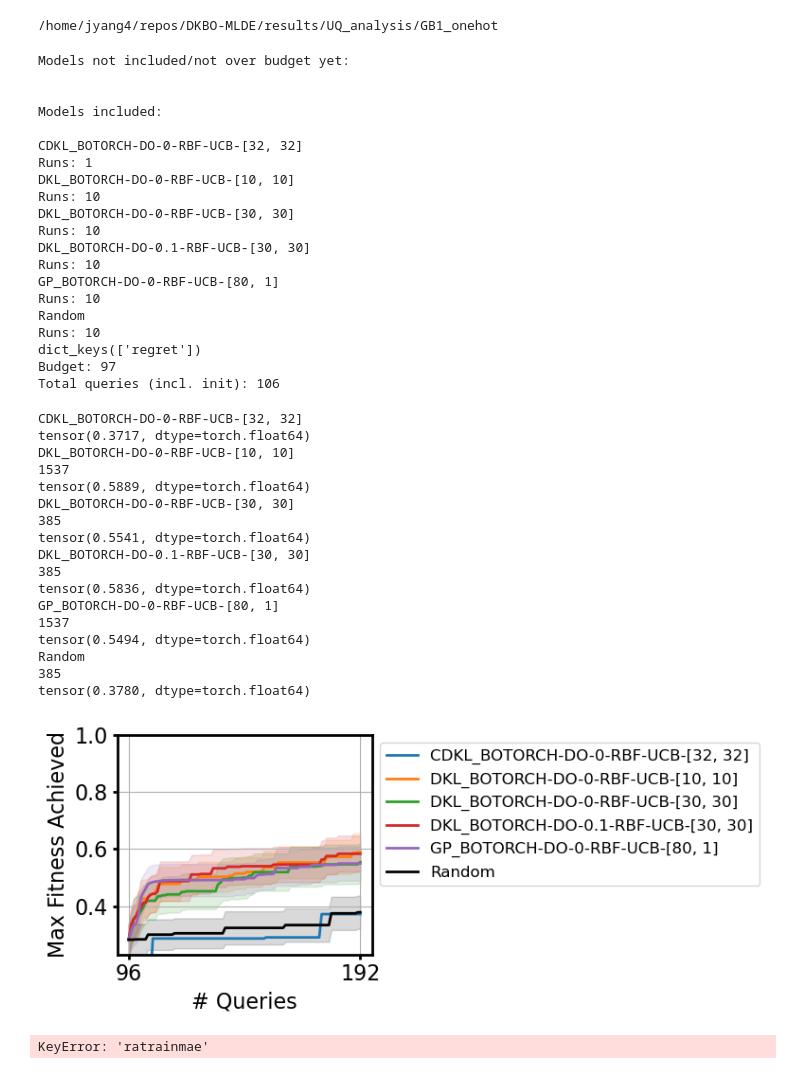
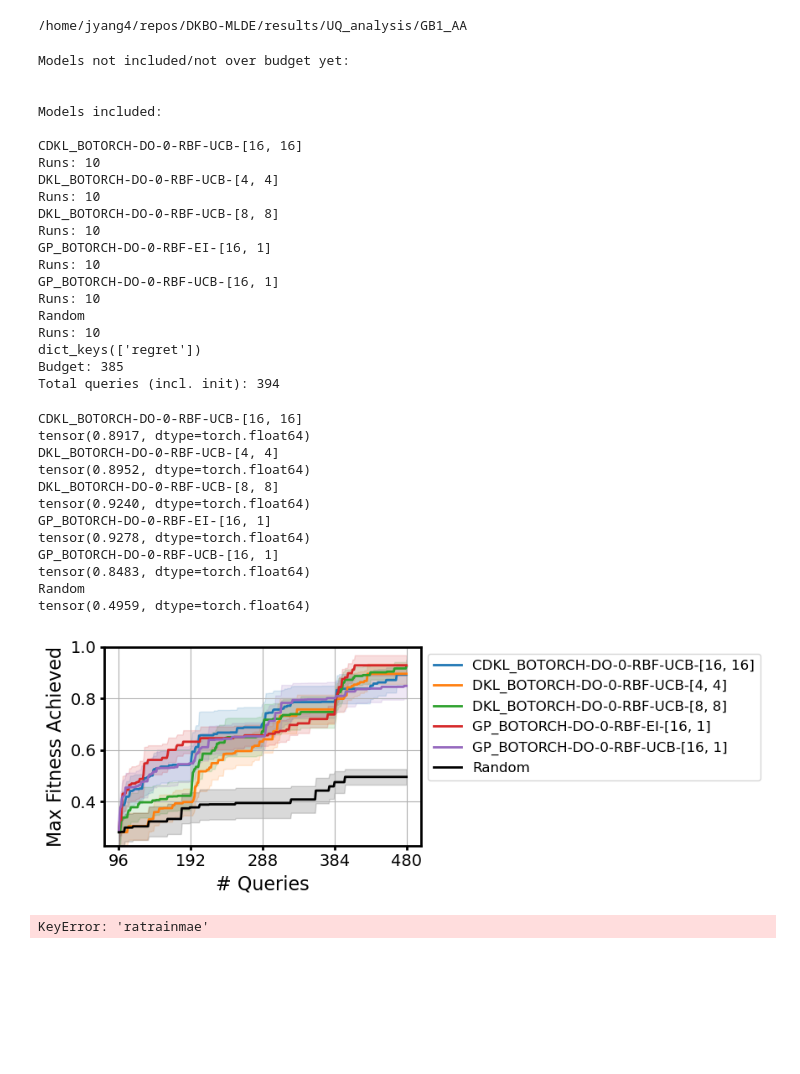
Before and after one commit to jsunn-y/ALDE, a Jupyter notebook: load_and_plot.ipynb, the cells around one changed output. Drawn from its saved outputs; the diff is of its cells as text; code cells hidden in the pictures; blank space fills up the shorter version.

```diff
--- a/load_and_plot.ipynb
+++ b/load_and_plot.ipynb
@@ -34,10 +34,10 @@ from matplotlib import pyplot as plt
 #subdir = '/scratch/ml/jbowden/paper_sandbox/paper2022/DK-BO/botorch/test/results/paper_2022/botorch/comp_botorch_gb1_redo'
 # subdir = '/scratch/ml/jbowden/paper_sandbox/paper2022/DK-BO/botorch/test/results/paper_2022/botorch/combgb1'
 
-subdir = '/home/jyang4/repos/DKBO-MLDE/results/UQ_analysis/GB1_onehot'
+subdir = '/home/jyang4/repos/DKBO-MLDE/results/UQ_analysis/GB1_AA'
 print(subdir)
 # %% [output]
-/home/jyang4/repos/DKBO-MLDE/results/UQ_analysis/GB1_onehot
+/home/jyang4/repos/DKBO-MLDE/results/UQ_analysis/GB1_AA
 # %%
 # for tensor in tensors:
 # #     if 'EGrbf' in tensor or 'TSrbf' in tensor or 'EGlin' in tensor:
@@ -207,21 +207,21 @@ Models not included/not over budget yet:
 
 Models included:
 
-CDKL_BOTORCH-DO-0-RBF-UCB-[32, 32]
-Runs: 1
-DKL_BOTORCH-DO-0-RBF-UCB-[10, 10]
+CDKL_BOTORCH-DO-0-RBF-UCB-[16, 16]
 Runs: 10
-DKL_BOTORCH-DO-0-RBF-UCB-[30, 30]
+DKL_BOTORCH-DO-0-RBF-UCB-[4, 4]
 Runs: 10
-DKL_BOTORCH-DO-0.1-RBF-UCB-[30, 30]
+DKL_BOTORCH-DO-0-RBF-UCB-[8, 8]
 Runs: 10
-GP_BOTORCH-DO-0-RBF-UCB-[80, 1]
+GP_BOTORCH-DO-0-RBF-EI-[16, 1]
+Runs: 10
+GP_BOTORCH-DO-0-RBF-UCB-[16, 1]
 Runs: 10
 Random
 Runs: 10
 dict_keys(['regret'])
-Budget: 97
-Total queries (incl. init): 106
+Budget: 385
+Total queries (incl. init): 394
 # %%
 import matplotlib as mpl
 font = {'size'   : 16}
@@ -234,7 +234,7 @@ mpl.rcParams['ytick.major.width'] = 2
 def plot_regret(tests, budget, randregret=None):
     '''Pass in list of bo objects and labels.'''
     # tests is name:(mean, sem)
-    fig = plt.figure(figsize=(8, 3.5))
+    fig = plt.figure(figsize=(9, 3.5))
     names = []
     queries = np.arange(budget) + 96
     if randregret != None:
@@ -275,50 +275,45 @@ def plot_regret(tests, budget, randregret=None):
 #     plt.rcParams.update({'font.size': 22})
     plt.axhline(y = np.mean(baseline_results), color = 'k', linestyle = '--')
     #plt.axhline(y = 0.659, color = 'k', linestyle = '--') #GB1
     #plt.axhline(y = 0.673, color = 'k', linestyle = '--') #TrpB
 
     plt.xticks(np.arange(0, 480 + 96, 96))
     #plt.xlim([86, 384])
     plt.ylim([0.23, 1])
     plt.plot()
     plt.grid()
 
     plt.rc('xtick', labelsize=14)
     plt.rc('ytick', labelsize=14)
     plt.ylabel('Max Fitness Achieved', fontsize=16)
     plt.xlabel('# Queries', fontsize=16)
     plt.legend(bbox_to_anchor=(1,1), loc="upper left", fontsize=12)
     #plt.legend(loc='lower right', fontsize=12)
 #     plt.title('Regret: GB1', pad=10, fontsize=28)
     #plt.title('Regret', pad=10, fontsize=28)
 #     plt.yscale('log')
     plt.tight_layout()
     #plt.savefig('GB1.jpg')
     plt.show()
 
 
 %matplotlib inline
 # skip objective
 plot_regret(batch['regret'], budget, randregret=None)
 # %% [output]
-CDKL_BOTORCH-DO-0-RBF-UCB-[32, 32]
-tensor(0.3717, dtype=torch.float64)
-DKL_BOTORCH-DO-0-RBF-UCB-[10, 10]
-1537
-tensor(0.5889, dtype=torch.float64)
-DKL_BOTORCH-DO-0-RBF-UCB-[30, 30]
-385
-tensor(0.5541, dtype=torch.float64)
-DKL_BOTORCH-DO-0.1-RBF-UCB-[30, 30]
-385
-tensor(0.5836, dtype=torch.float64)
-GP_BOTORCH-DO-0-RBF-UCB-[80, 1]
-1537
-tensor(0.5494, dtype=torch.float64)
+CDKL_BOTORCH-DO-0-RBF-UCB-[16, 16]
+tensor(0.8917, dtype=torch.float64)
+DKL_BOTORCH-DO-0-RBF-UCB-[4, 4]
+tensor(0.8952, dtype=torch.float64)
+DKL_BOTORCH-DO-0-RBF-UCB-[8, 8]
+tensor(0.9240, dtype=torch.float64)
+GP_BOTORCH-DO-0-RBF-EI-[16, 1]
+tensor(0.9278, dtype=torch.float64)
+GP_BOTORCH-DO-0-RBF-UCB-[16, 1]
+tensor(0.8483, dtype=torch.float64)
 Random
-385
-tensor(0.3780, dtype=torch.float64)
+tensor(0.4959, dtype=torch.float64)
-[figure, old version]
+[figure, new version]
 # %%
 def plot_mae(train, budget, test=None):
     '''Pass in list of bo objects and labels.'''
```
Also changed, not shown: 7 other files.
